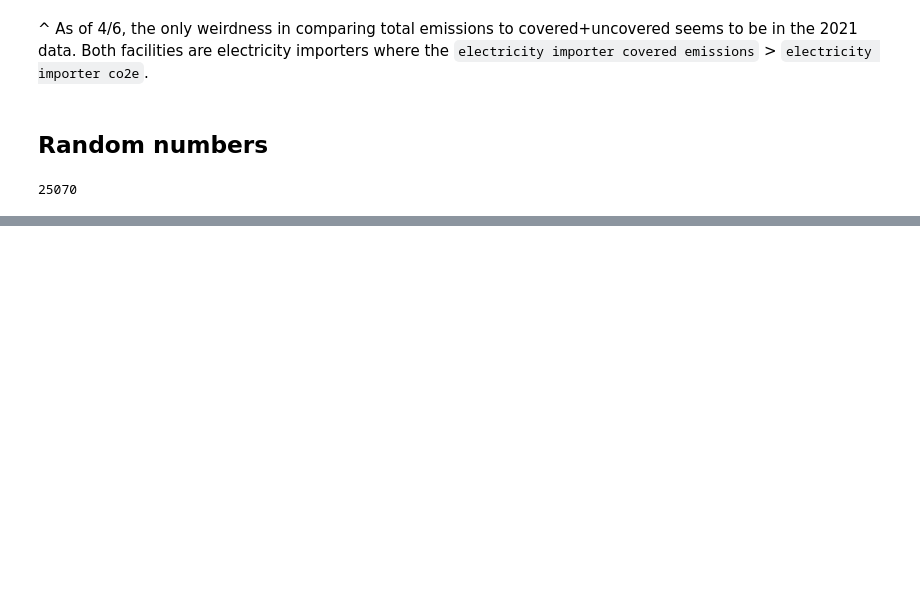
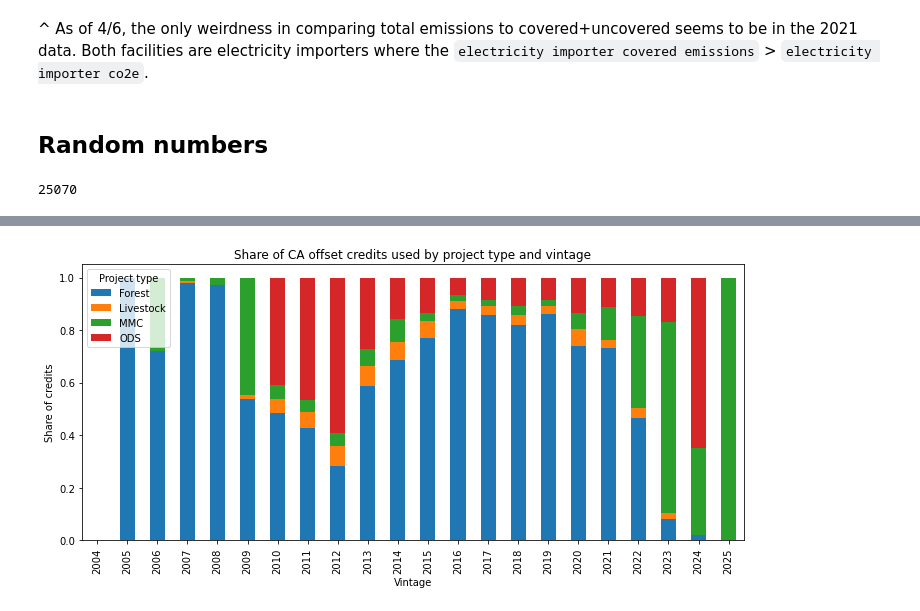
Before and after one commit to carbonplan/slcp-offsetting, a Jupyter notebook: timeseries-data/ca-timeseries.ipynb, the cells around one changed output, grey strips where cells are left out. Drawn from its saved outputs; the diff is of its cells as text; code cells hidden in the pictures; blank space fills up the shorter version.

```diff
--- a/timeseries-data/ca-timeseries.ipynb
+++ b/timeseries-data/ca-timeseries.ipynb
@@ -732,0 +776,17 @@ print (offset_use_compliance_report['2013-2014']-offset_use_issuance_table['2013
+# %%
+shares = (
+    df_issuance.groupby(['vintage', 'project_type'])['total_credits_used']
+    .sum()
+    .unstack(fill_value=0)
+)
+shares = shares.div(shares.sum(axis=1), axis=0)  # normalize to shares
+
+shares.plot(kind='bar', stacked=True, figsize=(10, 5))
+plt.xlabel("Vintage")
+plt.ylabel("Share of credits")
+plt.title("Share of CA offset credits used by project type and vintage")
+plt.legend(title="Project type")
+plt.tight_layout()
+plt.show()
+# %% [output]
+[figure, added]
```
Also changed, not shown: parts of 4 cells of this notebook.
